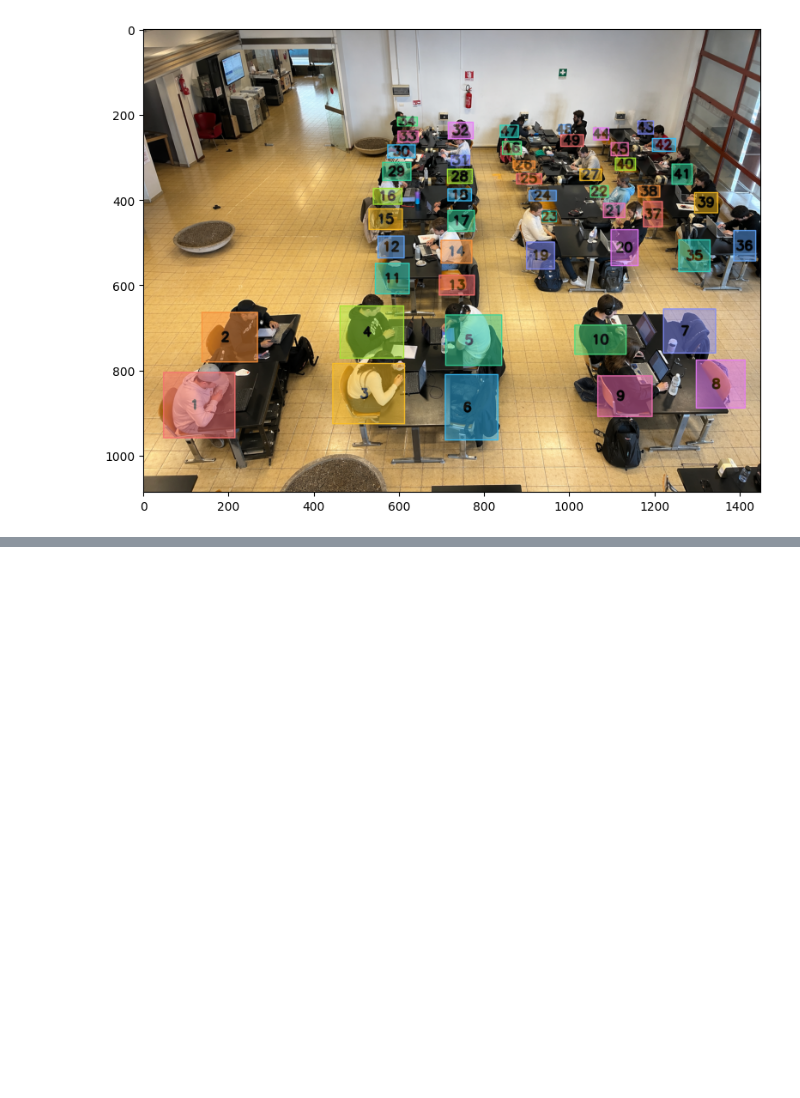
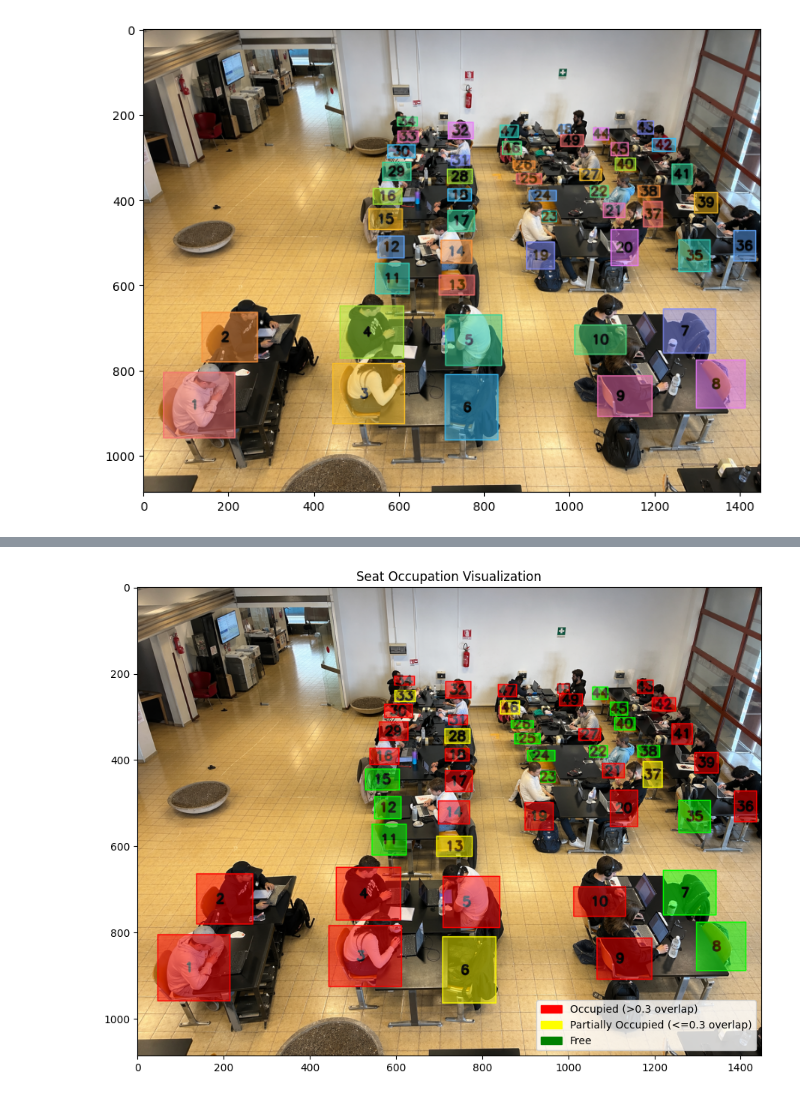
Before and after one commit to AndCamo/EgiNB-Project, a Jupyter notebook: testing-notebook.ipynb, the cells around one changed output, grey strips where cells are left out. Saved outputs shown, nothing was run; the diff lists cells and outputs as text; code cells hidden in the pictures; blank space fills up the shorter version.

```diff
--- a/testing-notebook.ipynb
+++ b/testing-notebook.ipynb
@@ -107,0 +245,95 @@ plt.show()
+# %%
+import matplotlib.patches as mpatches
+
+with open("occupation_results.json", 'r') as f:
+    occupation_results = json.load(f)
+
+def visualize_occupation(image_path: str, json_path: str, occupation_results: list, overlap_threshold: float = 0.5) -> np.ndarray:
+    """
+    Visualize the seat occupation status overlayed on the original image.
+    Free -> Green
+    Occupied (>overlap_threshold overlap) -> Red
+    Occupied (<=overlap_threshold overlap) -> Yellow
+    """
+    image = cv2.imread(image_path)
+    if image is None:
+        raise FileNotFoundError(f"Image not found: {image_path}")
+
+    with open(json_path, 'r') as f:
+        seats_data = json.load(f)
+
+    seats_list = seats_data['seats']
+
+    # Create a dictionary for fast lookup of occupation status by seat_id
+    occ_dict = {res['seat_id']: res for res in occupation_results}
+
+    overlay = image.copy()
+    output = image.copy()
+
+    for seat in seats_list:
+        seat_id = seat['id']
+
+        # Get the bounding box coordinates
+        x_coords = [pt['x'] for pt in seat['points']]
+        y_coords = [pt['y'] for pt in seat['points']]
+        x_min, x_max = int(min(x_coords)), int(max(x_coords))
+        y_min, y_max = int(min(y_coords)), int(max(y_coords))
+
+        # Determine color based on occupation status
+        occ_info = occ_dict.get(seat_id)
+
+        if occ_info and occ_info.get('occupied', False):
+            if occ_info.get('seat_overlap_ratio', 0) > overlap_threshold:
+
+                color_bgr =  (0, 0, 255) # occupied with good confidence (red)
+
+            else:
+                color_bgr = (0, 255, 255)  # partially occupied (yellow)
+        else:
+            color_bgr = (0, 255, 0)  # free seat (green)
+
+        # Draw the filled rectangle on the overlay
+        cv2.rectangle(overlay, (x_min, y_min), (x_max, y_max), color_bgr, thickness=-1)
+        # Draw the border on the output copy to keep it visible
+        cv2.rectangle(output, (x_min, y_min), (x_max, y_max), color_bgr, thickness=2)
+
+        # Add the seat ID inside and over the rectangle
+        cv2.putText(overlay,
+                    str(seat_id),
+                    ((x_min // 2 + x_max // 2) - 20, (y_min // 2 + y_max // 2) + 10),
+                    cv2.FONT_HERSHEY_SIMPLEX,
+                    1, (0, 0, 0), 3, cv2.LINE_AA)
+
+    alpha = 0.5  # transparency factor
+    # Blend the overlay with the output image
+    cv2.addWeighted(overlay, alpha, output, 1 - alpha, 0, output)
+
+    return output
+
+# Threshold for determining if a seat is occupied based on the overlap ratio
+THRESHOLD_VAL = 0.3
+
+result = visualize_occupation(
+    image_path="data/aula-extended.png",
+    json_path="mask/seats.json",
+    occupation_results=occupation_results,
+    overlap_threshold=THRESHOLD_VAL
+)
+
+plt.figure(figsize=(15, 7))
+result_rgb = cv2.cvtColor(result, cv2.COLOR_BGR2RGB)
+plt.title("Seat Occupation Visualization")
+plt.imshow(result_rgb)
+
+# Create custom patches for the legend dynamically using THRESHOLD_VAL
+red_patch = mpatches.Patch(color='red', label=f'Occupied (>{THRESHOLD_VAL} overlap)')
+yellow_patch = mpatches.Patch(color='yellow', label=f'Partially Occupied (<={THRESHOLD_VAL} overlap)')
+green_patch = mpatches.Patch(color='green', label='Free')
+
+# Add the legend to the plot
+plt.legend(handles=[red_patch, yellow_patch, green_patch], loc='lower right', bbox_to_anchor=(1.0, 0.0))
+
+plt.tight_layout()
+plt.show()
+# %% [output]
+[figure, added]
```
Also changed, not shown: parts of 5 cells of this notebook, 2 other files.
